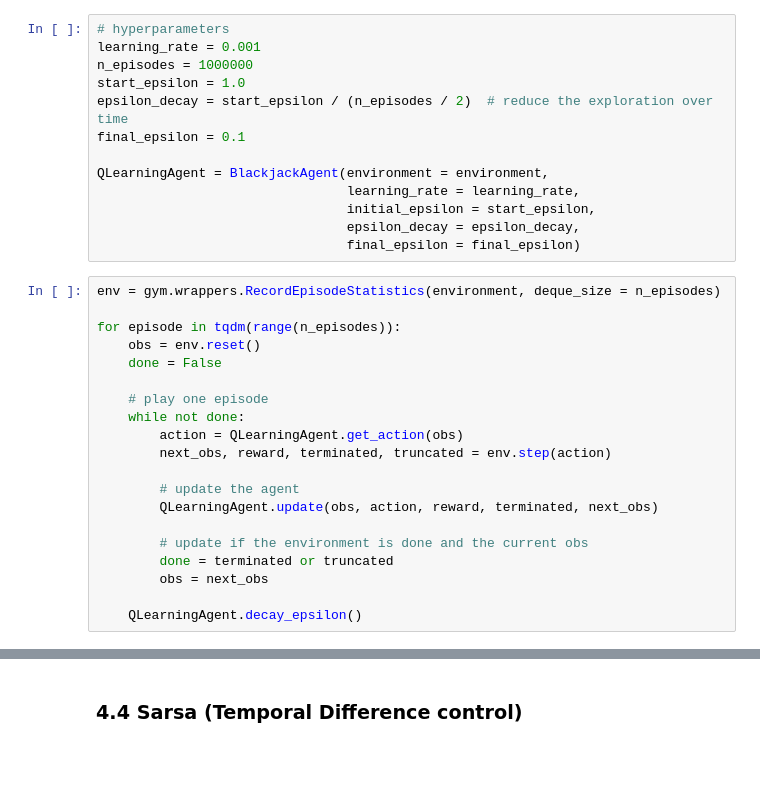
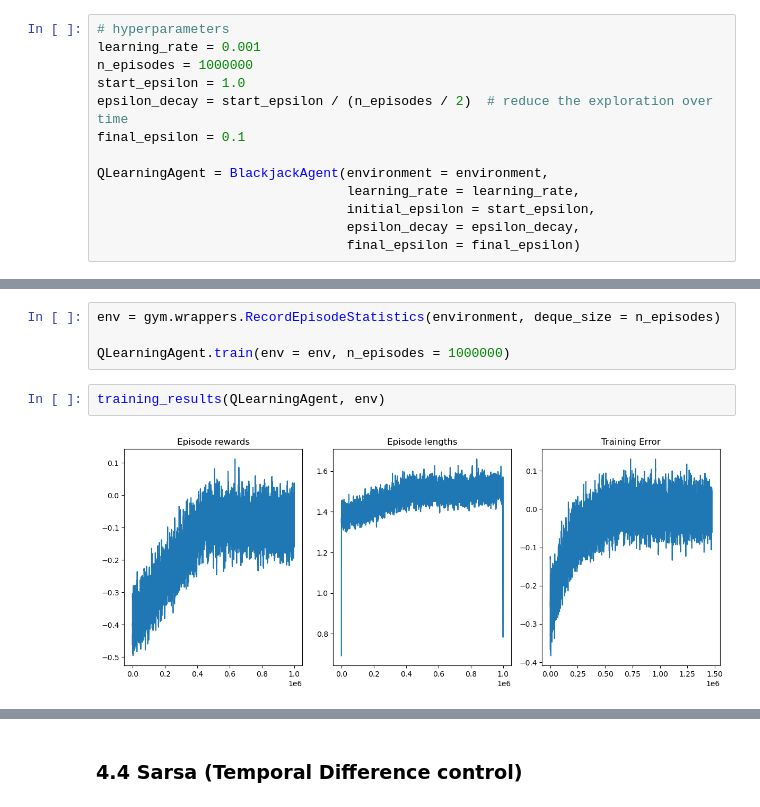
Before and after one commit to LuisPHenriques/Reinforcement-Learning-Blackjack, a Jupyter notebook: notebooks/ReinforcementLearning-Blackjack.ipynb, the cells around one changed output, grey strips where cells are left out. Cells and saved outputs as stored; diff of their text form; blank space fills up the shorter version.

```diff
--- a/notebooks/ReinforcementLearning-Blackjack.ipynb
+++ b/notebooks/ReinforcementLearning-Blackjack.ipynb
@@ -545,23 +545,3 @@ QLearningAgent = BlackjackAgent(environment = environment,
                                 initial_epsilon = start_epsilon,
                                 epsilon_decay = epsilon_decay,
                                 final_epsilon = final_epsilon)
-# %%
-env = gym.wrappers.RecordEpisodeStatistics(environment, deque_size = n_episodes)
-
-for episode in tqdm(range(n_episodes)):
-    obs = env.reset()
-    done = False
-
-    # play one episode
-    while not done:
-        action = QLearningAgent.get_action(obs)
-        next_obs, reward, terminated, truncated = env.step(action)
-
-        # update the agent
-        QLearningAgent.update(obs, action, reward, terminated, next_obs)
-
-        # update if the environment is done and the current obs
-        done = terminated or truncated
-        obs = next_obs
-
-    QLearningAgent.decay_epsilon()
@@ -682,0 +548,8 @@ plt.show()
+# %%
+env = gym.wrappers.RecordEpisodeStatistics(environment, deque_size = n_episodes)
+
+QLearningAgent.train(env = env, n_episodes = 1000000)
+# %%
+training_results(QLearningAgent, env)
+# %% [output]
+[figure, added]
```
Also changed, not shown: parts of 10 cells of this notebook, 3 other files.
